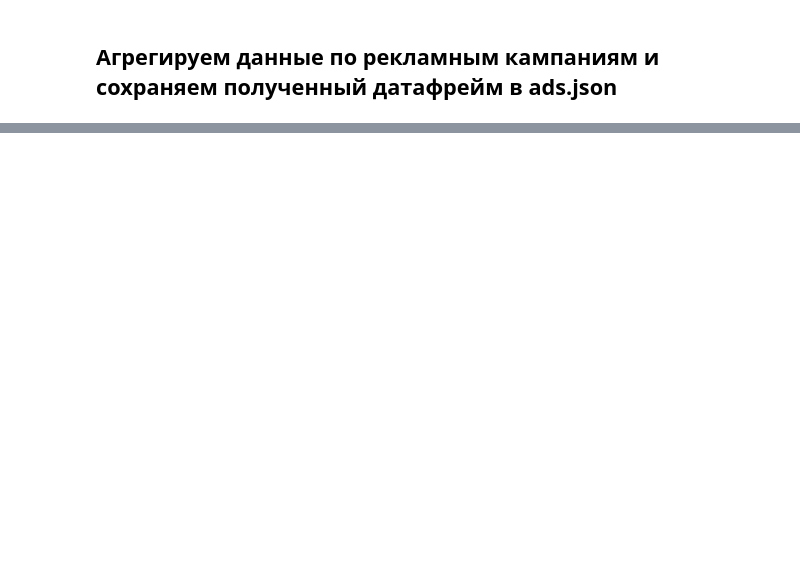
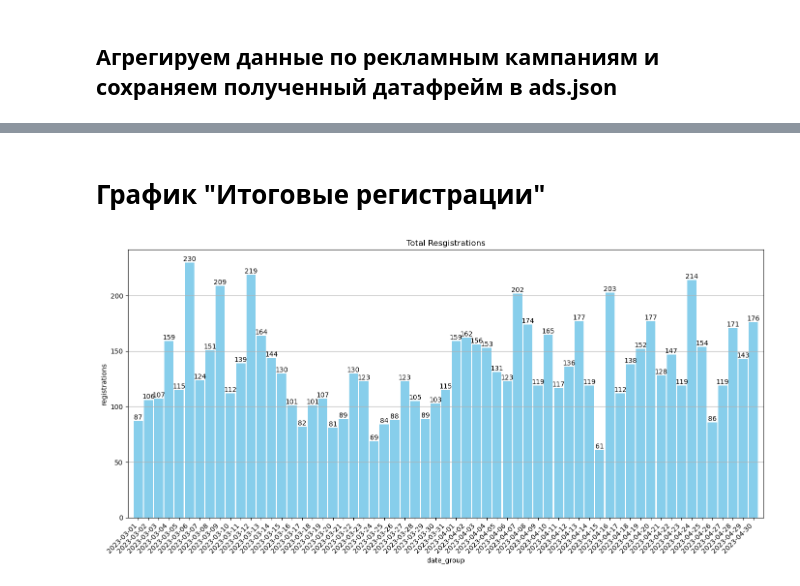
Before and after one commit to rkliver/data-analytics-project-100, a Jupyter notebook: data-analytics-project-100.ipynb, the cells around one changed output, grey strips where cells are left out. Drawn from its saved outputs; the diff is of its cells as text; code cells hidden in the pictures; blank space fills up the shorter version.

```diff
--- a/data-analytics-project-100.ipynb
+++ b/data-analytics-project-100.ipynb
@@ -73,0 +140,27 @@ df_ads_result.to_json('ads.json')
+# %% [markdown]
+# График "Итоговые регистрации"
+# %%
+#Агрегируем данные
+data = df_by_dates.groupby('date_group')['registrations'].sum().reset_index()
+
+#Создаем график
+plt.figure(figsize=(14, 7))
+bars = plt.bar(data['date_group'], data['registrations'], color='skyblue', width=0.9)
+plt.xlabel('date_group')
+plt.ylabel('registrations')
+plt.title('Total Resgistrations')
+plt.xticks(rotation=45, ha='right')
+plt.grid(axis='y')
+plt.xlim(-1, len(data['date_group']))
+for bar in bars:
+    yval = bar.get_height()
+    plt.text(bar.get_x() + bar.get_width()/2, yval, int(yval), ha='center', va='bottom', color='black')
+plt.tight_layout()
+
+#Сохраняем график в формате PNG
+plt.savefig('./charts/total_resgistrations.png')
+
+#Отрисовываем график
+plt.show()
+# %% [output]
+[figure, added]
```
Also changed, not shown: parts of 27 cells of this notebook.
